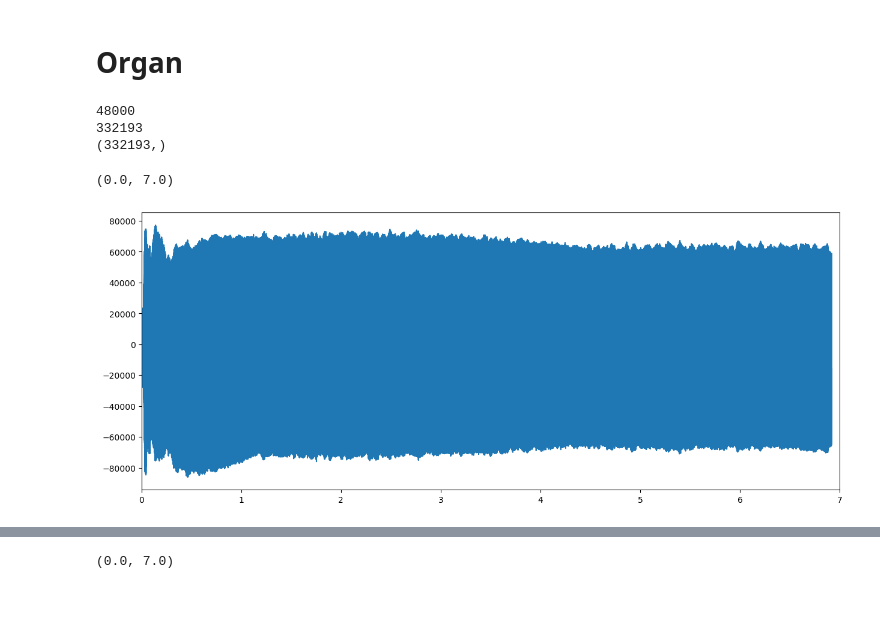
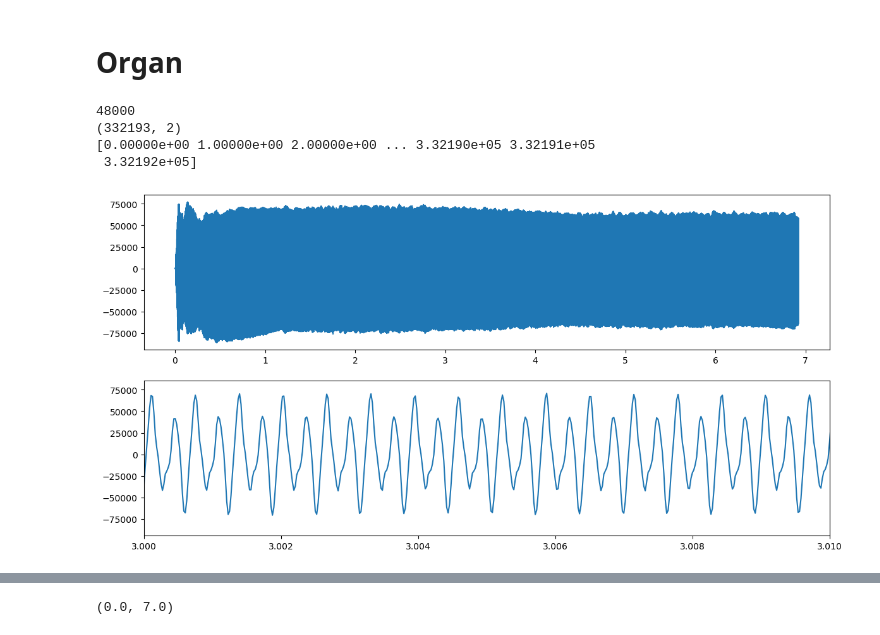
Before and after one commit to maddoc-g/3_organ_clustering, a Jupyter notebook: esperienza_3.ipynb, the cells around one changed output, grey strips where cells are left out. Cells and saved outputs as stored; diff of their text form; code cells hidden in the pictures; blank space fills up the shorter version.

```diff
--- a/esperienza_3.ipynb
+++ b/esperienza_3.ipynb
@@ -7,27 +7,39 @@ from lib.readwav import *
 # %% [markdown]
 # Organ
 # %%
-# lettura del file audio
-filename = "/home/aliverga/LaboModellizzazione/3_organ_clustering/wav_files/note_1.wav"
+# First of all, we read the audio file using the given function readwav:
+filename = "./wav_files/note_1.wav"
+rate, data = readwav(filename)
+# The way it is implemented, readwaw reads a wav file and returns two things:
+# a float that contains the sampling rate of the signal,
+# and an array that contains the actual data, meaning the intensity of the signal.
+# The array is a matrix with two columns if the audio file was originally stereo instead of mono, so each column is a channel.
+# The function manages to handle both 8bit signals and 24bit signals
 
-rate, array=readwav(filename)
+# Let's print the rate of the chosen file:
+print(rate) # the measure unit is Hertz
+
+# Let's check whether the file was stereo or mono:
+print(data.shape) # either there is no second column (mono) or there are two columns (stereo)
+
+time = np.linspace(0, data.shape[0], data.shape[0], endpoint = False) # just a counter index for now
+print(time)
+time /= rate # Measure unit is now seconds
+# %% [output]
+48000
+(332193, 2)
+[0.00000e+00 1.00000e+00 2.00000e+00 ... 3.32190e+05 3.32191e+05
+ 3.32192e+05]
 # %%
+# Let's try visualizing the actual signal to get an idea:
+figure, axes = plt.subplots(2, 1, figsize=(14, 7))
+ax = axes[0]
+ax.plot(time, data[:,0])
 
-print(rate)
-shape = array.shape
-print(shape[0])
+ax = axes[1]
+ax.plot(time, data[:,0])
+ax.set_xlim(3.0, 3.01)
 
-time = np.linspace(0, shape[0], shape[0])
-time = time / rate
-
-print(time.shape)
-
-plt.figure(figsize=(15,6))
-plt.plot(time, array[:,0])
-plt.xlim(0,7)
+plt.show()
 # %% [output]
-48000
-332193
-(332193,)
-(0.0, 7.0)
-[figure, old version]
+[figure, new version]
```
Also changed, not shown: parts of 1 cell of this notebook.
